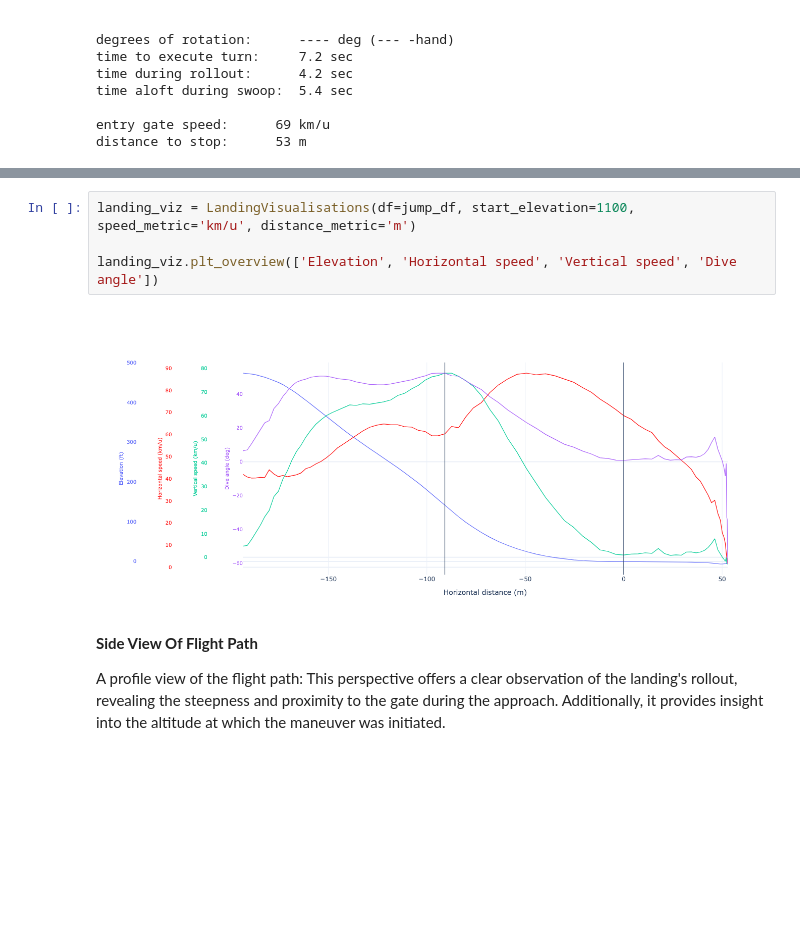
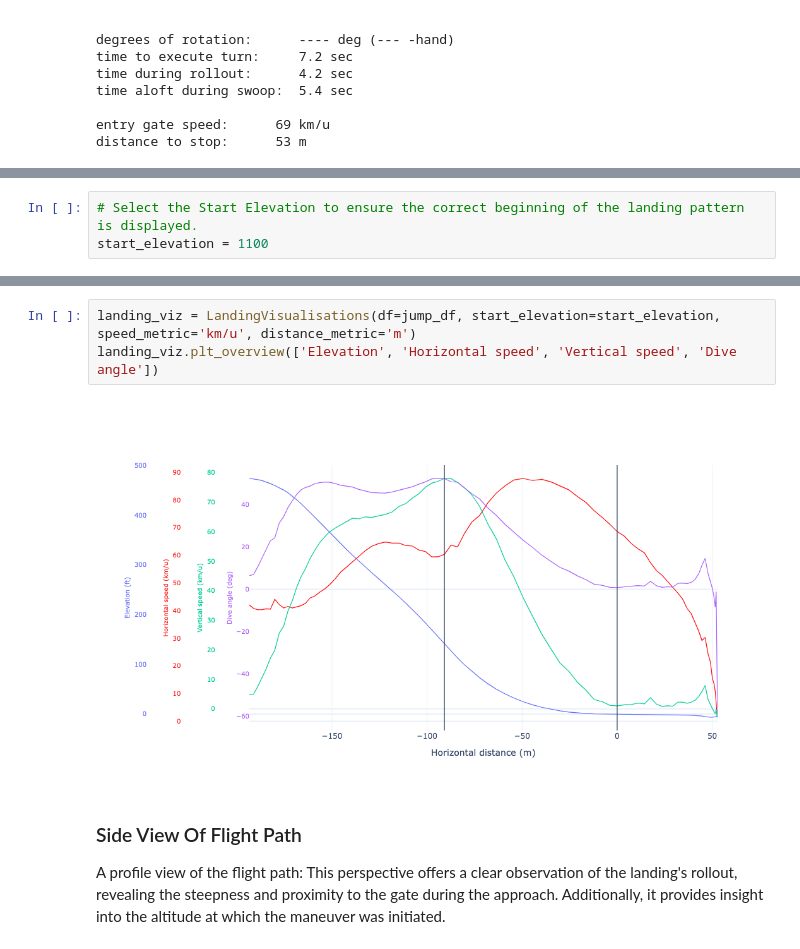
Before and after one commit to aibybrum/flysight, a Jupyter notebook: notebook/sg3k_pro.ipynb, the cells around one changed output, grey strips where cells are left out. Saved outputs shown, nothing was run; the diff lists cells and outputs as text; blank space fills up the shorter version.

```diff
--- a/notebook/sg3k_pro.ipynb
+++ b/notebook/sg3k_pro.ipynb
@@ -56,0 +61,3 @@ This provides a comprehensive overview of the maneuver, displaying elevation, ho
+# %%
+# Select the Start Elevation to ensure the correct beginning of the landing pattern is displayed.
+start_elevation = 1100
@@ -57,11 +68,10 @@ This provides a comprehensive overview of the maneuver, displaying elevation, ho
 # %%
-landing_viz = LandingVisualisations(df=jump_df, start_elevation=1100, speed_metric='km/u', distance_metric='m')
-
+landing_viz = LandingVisualisations(df=jump_df, start_elevation=start_elevation, speed_metric='km/u', distance_metric='m')
 landing_viz.plt_overview(['Elevation', 'Horizontal speed', 'Vertical speed', 'Dive angle'])
 # %% [output]
-[figure, old version]
+[figure, new version]
 # %% [markdown]
-**Side View Of Flight Path**
+### Side View Of Flight Path
 
 A profile view of the flight path: This perspective offers a clear observation of the landing's rollout, revealing the steepness and proximity to the gate during the approach. Additionally, it provides insight into the altitude at which the maneuver was initiated.
 # %%
```
Also changed, not shown: parts of 12 cells of this notebook, 10 other files.
